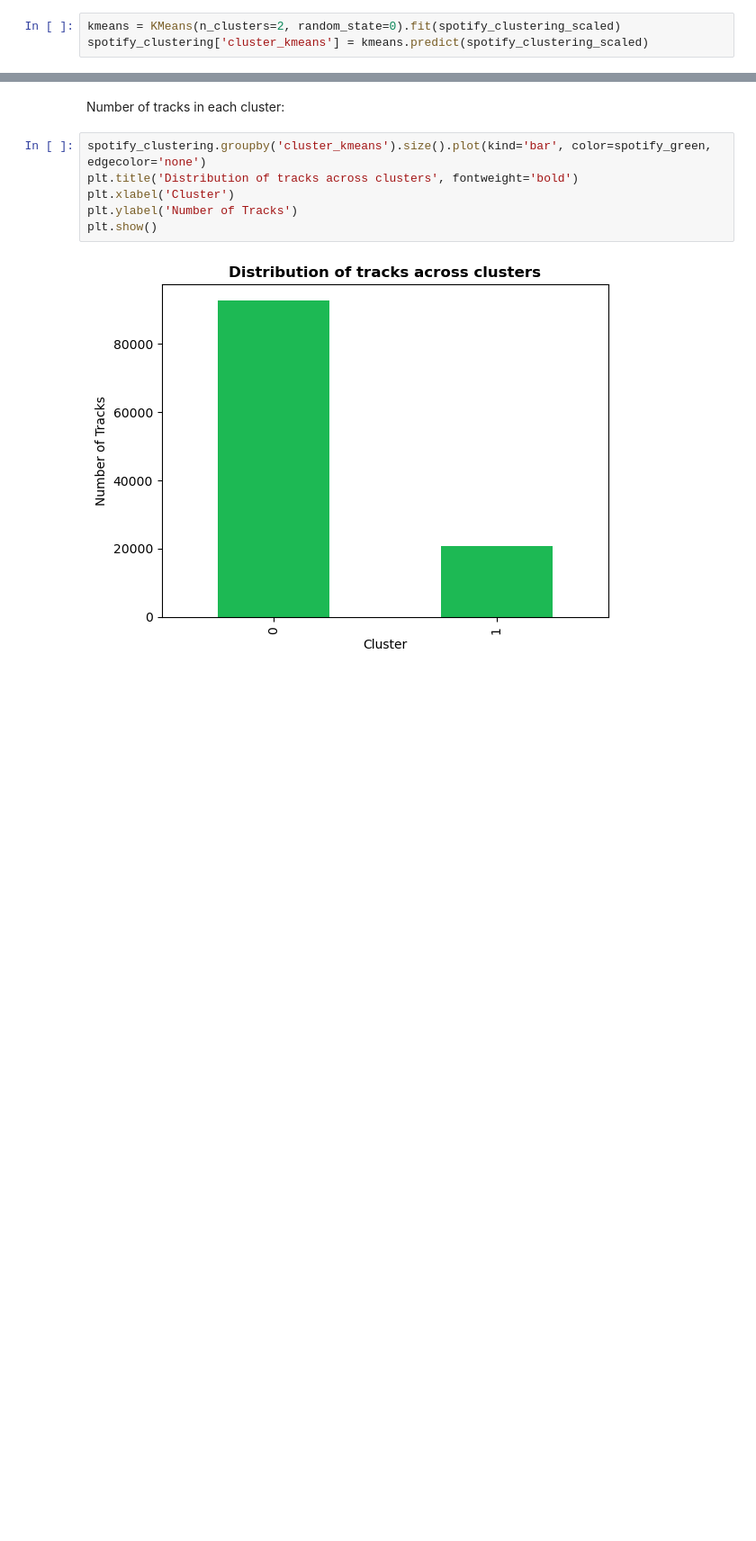
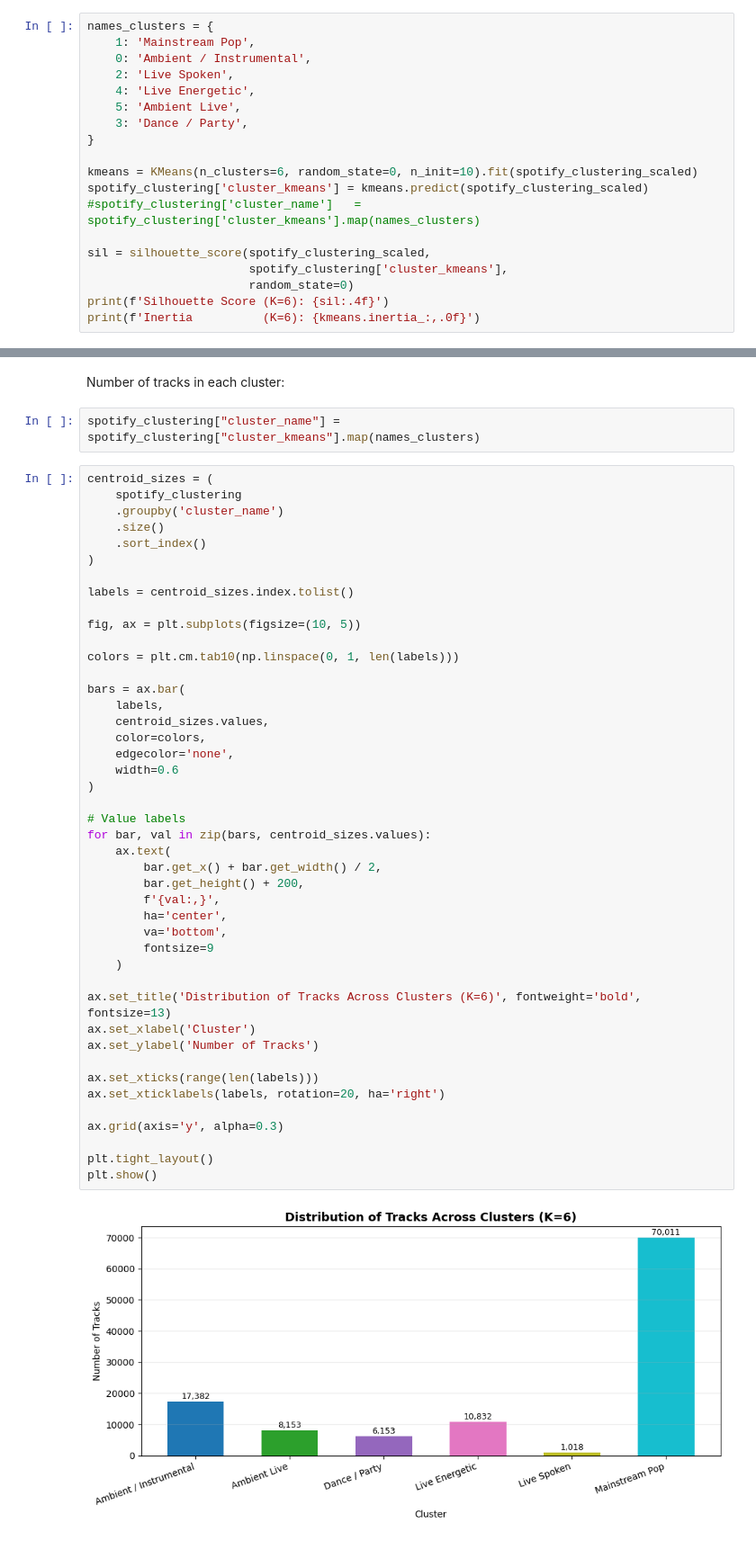
Before and after one commit to iinesclaro/ml2_projects, a Jupyter notebook: spotify_tracks_main.ipynb, the cells around one changed output, grey strips where cells are left out. Shown at 90% size. Drawn from its saved outputs; the diff is of its cells as text; blank space fills up the shorter version.

```diff
--- a/spotify_tracks_main.ipynb
+++ b/spotify_tracks_main.ipynb
@@ -302,3 +315,19 @@ plt.show()
 # %%
-kmeans = KMeans(n_clusters=2, random_state=0).fit(spotify_clustering_scaled)
+names_clusters = {
+    1: 'Mainstream Pop',
+    0: 'Ambient / Instrumental',
+    2: 'Live Spoken',
+    4: 'Live Energetic',
+    5: 'Ambient Live',
+    3: 'Dance / Party',
+}
+
+kmeans = KMeans(n_clusters=6, random_state=0, n_init=10).fit(spotify_clustering_scaled)
 spotify_clustering['cluster_kmeans'] = kmeans.predict(spotify_clustering_scaled)
+#spotify_clustering['cluster_name']   = spotify_clustering['cluster_kmeans'].map(names_clusters)
+
+sil = silhouette_score(spotify_clustering_scaled,
+                       spotify_clustering['cluster_kmeans'],
+                       random_state=0)
+print(f'Silhouette Score (K=6): {sil:.4f}')
+print(f'Inertia          (K=6): {kmeans.inertia_:,.0f}')
@@ -331,11 +371,51 @@ spotify_clustering.groupby('cluster_kmeans').mean()
 # %% [markdown]
 Number of tracks in each cluster:
+# %%
+spotify_clustering["cluster_name"] = spotify_clustering["cluster_kmeans"].map(names_clusters)
 # %%
-spotify_clustering.groupby('cluster_kmeans').size().plot(kind='bar', color=spotify_green, edgecolor='none')
-plt.title('Distribution of tracks across clusters', fontweight='bold')
-plt.xlabel('Cluster')
-plt.ylabel('Number of Tracks')
+centroid_sizes = (
+    spotify_clustering
+    .groupby('cluster_name')
+    .size()
+    .sort_index()
+)
+
+labels = centroid_sizes.index.tolist()
+
+fig, ax = plt.subplots(figsize=(10, 5))
+
+colors = plt.cm.tab10(np.linspace(0, 1, len(labels)))
+
+bars = ax.bar(
+    labels,
+    centroid_sizes.values,
+    color=colors,
+    edgecolor='none',
+    width=0.6
+)
+
+# Value labels
+for bar, val in zip(bars, centroid_sizes.values):
+    ax.text(
+        bar.get_x() + bar.get_width() / 2,
+        bar.get_height() + 200,
+        f'{val:,}',
+        ha='center',
+        va='bottom',
+        fontsize=9
+    )
+
+ax.set_title('Distribution of Tracks Across Clusters (K=6)', fontweight='bold', fontsize=13)
+ax.set_xlabel('Cluster')
+ax.set_ylabel('Number of Tracks')
+
+ax.set_xticks(range(len(labels)))
+ax.set_xticklabels(labels, rotation=20, ha='right')
+
+ax.grid(axis='y', alpha=0.3)
+
+plt.tight_layout()
 plt.show()
 # %% [output]
-[figure, old version]
+[figure, new version]
 # %% [markdown]
```
Also changed, not shown: parts of 13 cells of this notebook, 1 other file.
